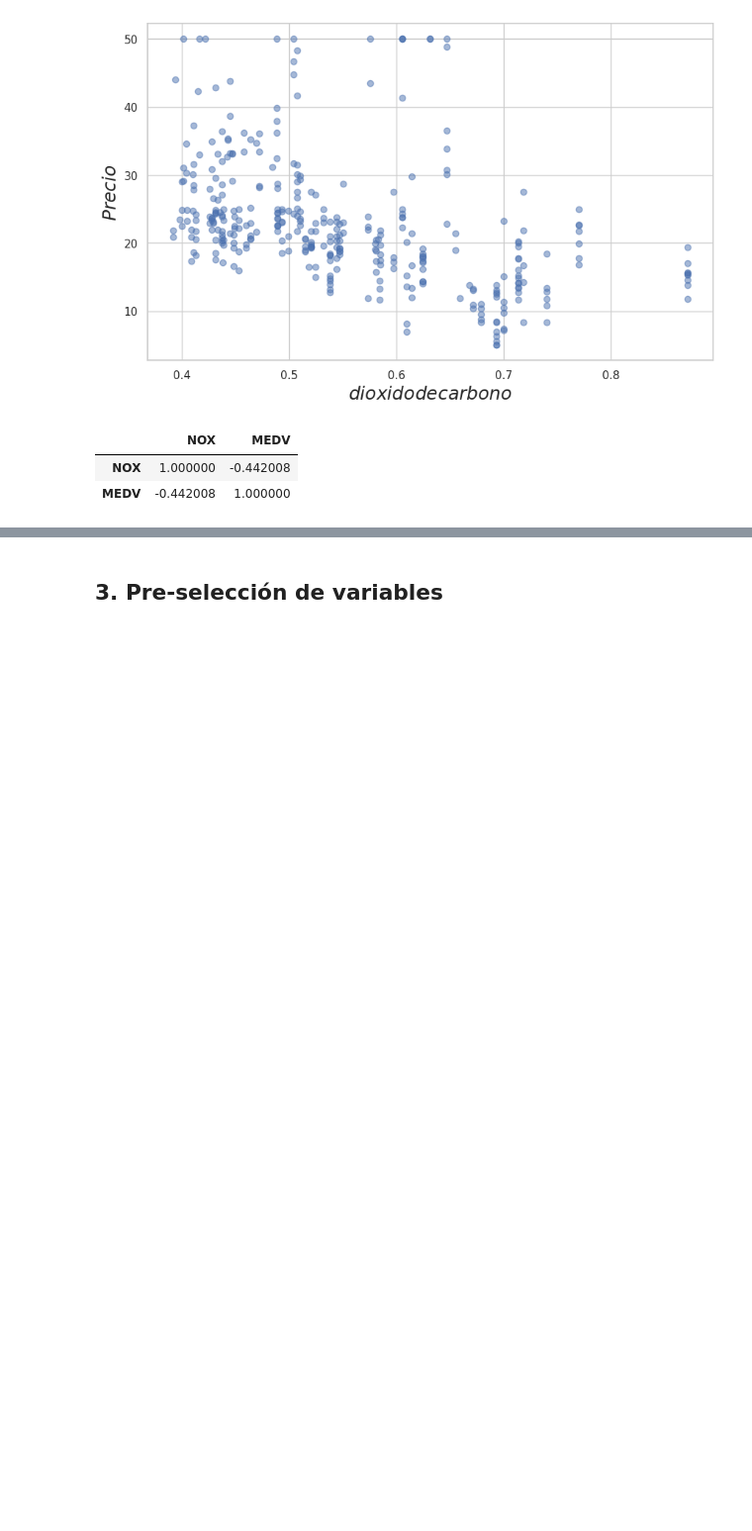
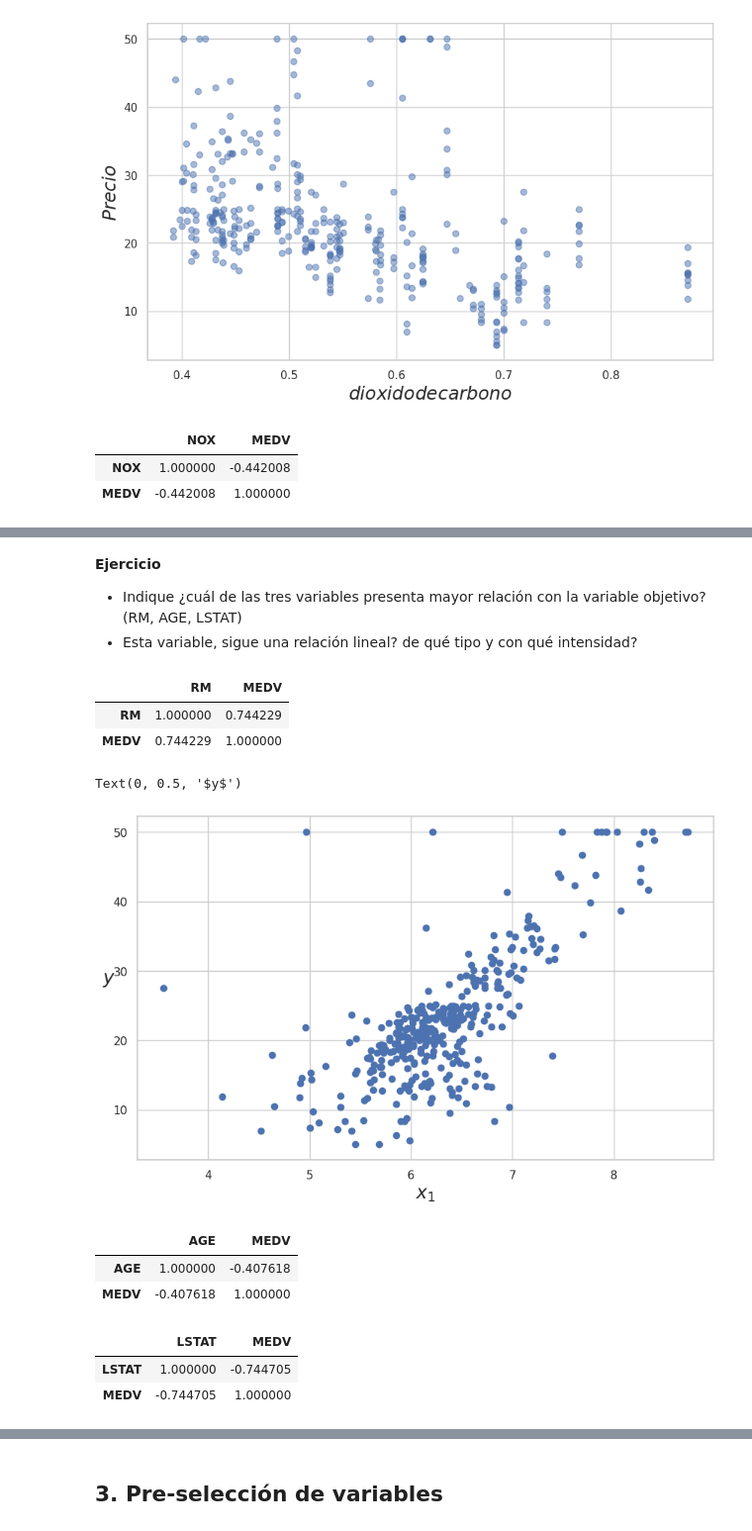
Before and after one commit to davidagapitoq/data_science_for_business_2023, a Jupyter notebook: Supervised_models/Linear_regression/Lab_Boston_Housing_v2.ipynb, the cells around one changed output, grey strips where cells are left out. Shown at 99% size. Saved outputs shown, nothing was run; the diff lists cells and outputs as text; code cells hidden in the pictures; blank space fills up the shorter version.

```diff
--- a/Supervised_models/Linear_regression/Lab_Boston_Housing_v2.ipynb
+++ b/Supervised_models/Linear_regression/Lab_Boston_Housing_v2.ipynb
@@ -259,0 +241,32 @@ array([[<Axes: xlabel='CRIM', ylabel='CRIM'>,
+# %% [markdown]
+**Ejercicio**
+
+* Indique ¿cuál de las tres variables presenta mayor relación con la variable objetivo? (RM, AGE, LSTAT)
+* Esta variable, sigue una relación lineal? de qué tipo y con qué intensidad?
+# %%
+train[['RM', 'MEDV']].corr()
+# %% [output]
+|  | RM | MEDV |
+| RM | 1.000000 | 0.744229 |
+| MEDV | 0.744229 | 1.000000 |
+# %%
+plt.rcParams["figure.figsize"] = (10,6)
+
+plt.scatter(train.RM, train.MEDV)
+plt.xlabel("$x_1$", fontsize=18)
+plt.ylabel("$y$", rotation=0, fontsize=18)
+# %% [output]
+Text(0, 0.5, '$y$')
+[figure, added]
+# %%
+train[['AGE', 'MEDV']].corr()
+# %% [output]
+|  | AGE | MEDV |
+| AGE | 1.000000 | -0.407618 |
+| MEDV | -0.407618 | 1.000000 |
+# %%
+train[['LSTAT', 'MEDV']].corr()
+# %% [output]
+|  | LSTAT | MEDV |
+| LSTAT | 1.000000 | -0.744705 |
+| MEDV | -0.744705 | 1.000000 |
```
Also changed, not shown: parts of 2 cells of this notebook.
